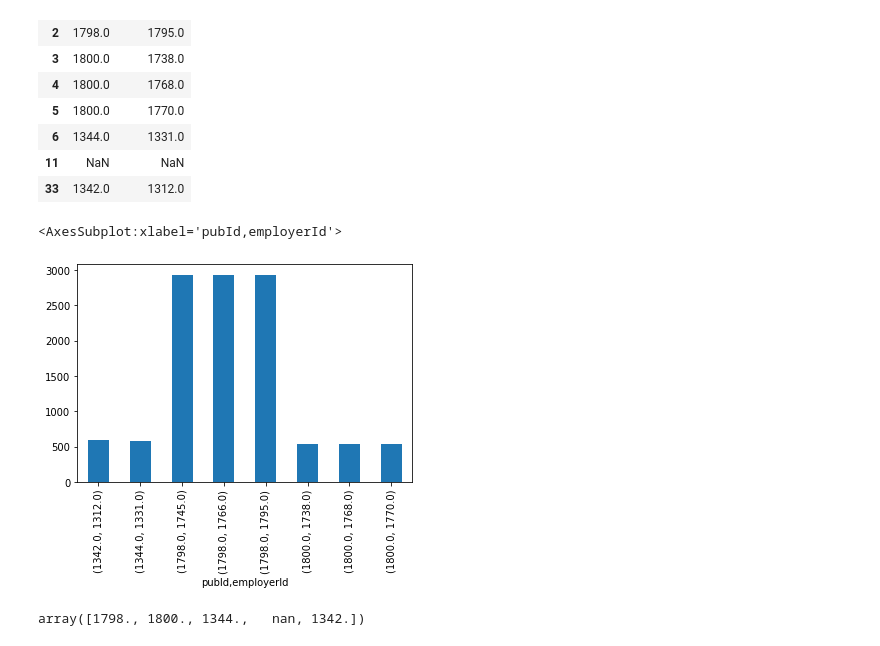
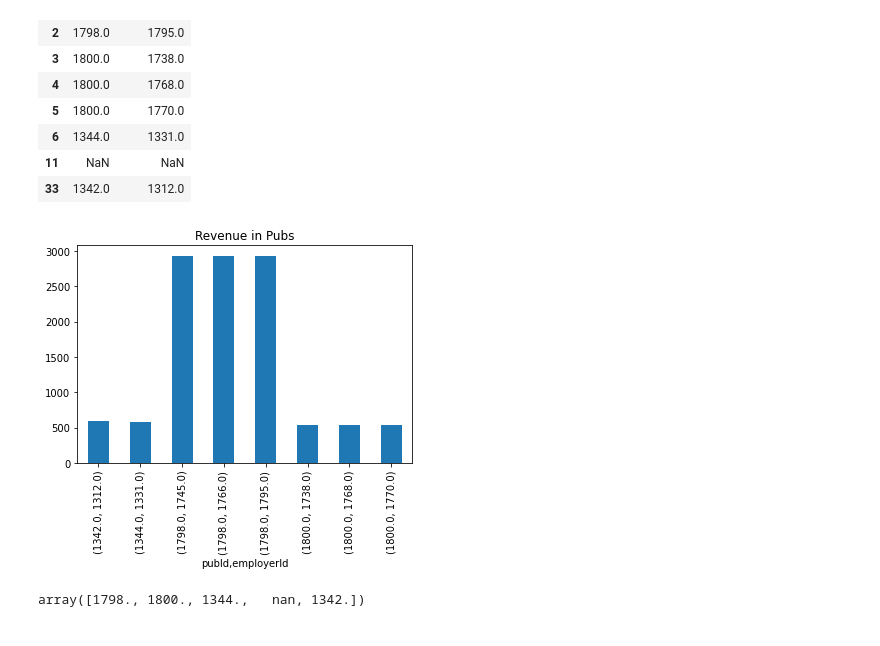
Before and after one commit to blukitas/Viz_2022_Grupo_4, a Jupyter notebook: docker/Notebooks/06.employers_patterns.ipynb, the cells around one changed output. Cells and saved outputs as stored; diff of their text form; code cells hidden in the pictures.

Commit message:
nuevos plots

```diff
--- a/docker/Notebooks/06.employers_patterns.ipynb
+++ b/docker/Notebooks/06.employers_patterns.ipynb
@@ -332,9 +333,10 @@ pubs_spents[['pubId', 'employerId']].drop_duplicates()
 | 33 | 1342.0 | 1312.0 |
 # %%
 pubs_spents.groupby(['pubId', 'employerId'])['spents'].sum().plot.bar()
+plt.title('Revenue in Pubs')
+plt.savefig('img/06.pubs_revenue.png')
 # %% [output]
-<AxesSubplot:xlabel='pubId,employerId'>
-[figure, old version]
+[figure, new version]
 # %%
 pd.unique(pubs_spents.pubId)
 # %% [output]
```
Also changed, not shown: parts of 5 cells of this notebook, 8 other files.
